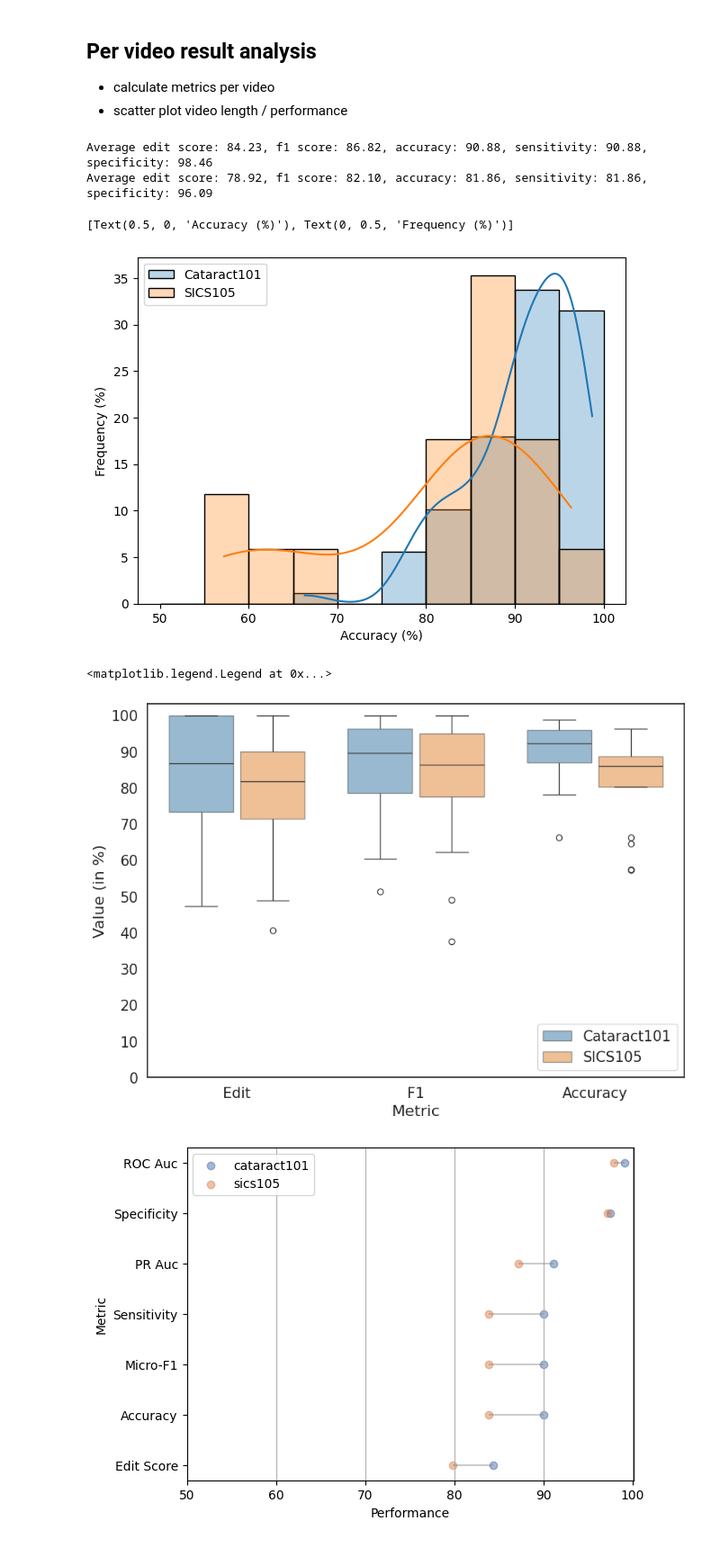
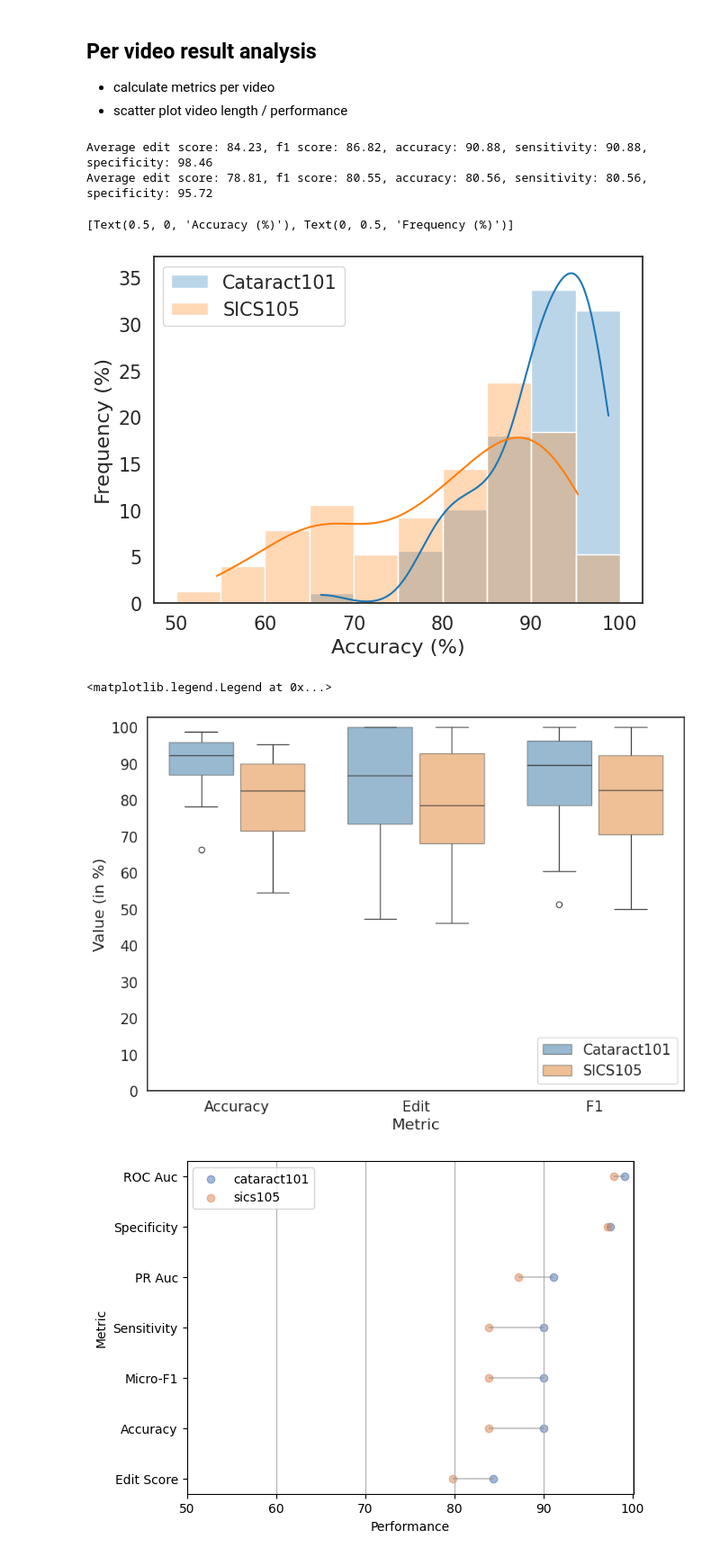
Before and after one commit to Bhuvan-21/MS-TCN2-med, a Jupyter notebook: notebooks/per_video_evaluation.ipynb, the cells around one changed output. Shown at 90% size. Drawn from its saved outputs; the diff is of its cells as text; code cells hidden in the pictures.

```diff
--- a/notebooks/per_video_evaluation.ipynb
+++ b/notebooks/per_video_evaluation.ipynb
@@ -25,6 +26,14 @@ from utils import load_action_map, f_score, edit_score, collaps_confusion_matrix
 - scatter plot video length / performance
 # %%
 # Experiment 2: Case by case analysis
+def prepare_folder_structure(results_dir):
+    if os.path.exists(join(results_dir, 'splits')):
+        shutil.rmtree(join(results_dir, 'splits'))
+    os.makedirs(join(results_dir, 'splits'))
+    for k in range(0, 7, 1):
+        shutil.copy_tree(join(results_dir, f'split_{k}'), join(results_dir, 'splits'))
+
+
 def remove_columns(probabilites, actions_dict, gt_content):
     idx_to_remove = []
     for action in actions_dict.keys():
@@ -96,15 +105,16 @@ results_path = "/home/simon/Code/MS-TCN2/results/cataract101_rgb/splits/"
 gt_path = "/home/simon/Code/MS-TCN2/data/cataract101_rgb/groundTruth/"
 scores, avg_scores = accumlate_resutlts(gt_path, results_path)
 
-results_path = "/home/simon/Code/MS-TCN2/results/sics88_c13_nobg/splits/"
-gt_path = "/home/simon/Code/MS-TCN2/data/sics105_c13_nobg/groundTruth/"
+results_path = "/home/simon/Code/MS-TCN2/results/sics105_c13_nobg2/splits/"
+gt_path = "/home/simon/Code/MS-TCN2/data/sics105_c13_nobg2/groundTruth/"
+# prepare_folder_structure("/home/simon/Code/MS-TCN2/results/sics105_c13_nobg2")
 scores_sics, avg_scores_sics = accumlate_resutlts(gt_path, results_path, fps=15)
 
 #results_path = r"C:\Users\smuel\Pictures\Results WESP\cataract101_rgb\results"
 #gt_dir = join(base_dir, 'groundTruth')
 # %% [output]
 Average edit score: 84.23, f1 score: 86.82, accuracy: 90.88, sensitivity: 90.88, specificity: 98.46
-Average edit score: 78.92, f1 score: 82.10, accuracy: 81.86, sensitivity: 81.86, specificity: 96.09
+Average edit score: 78.81, f1 score: 80.55, accuracy: 80.56, sensitivity: 80.56, specificity: 95.72
 # %%
 figure = plt.figure(figsize=(7, 5))
 params = {'alpha': 0.3, 'legend': True, 'kde': True, 'stat': "percent", 'discrete': False, 'element': "bars", 'bins': [50, 55, 60, 65, 70, 75, 80, 85, 90, 95, 100]} #"binwidth": 4
@@ -114,39 +124,40 @@ plot.legend(loc='upper left')
 plot.set(xlabel='Accuracy (%)', ylabel='Frequency (%)')
 # %% [output]
 [Text(0.5, 0, 'Accuracy (%)'), Text(0, 0.5, 'Frequency (%)')]
-[figure, old version]
+[figure, new version]
 # %%
 figure = plt.figure(figsize=(10, 7))
 data = {'Cataract101_acc': scores['accuracy'], 'Cataract101_f1': scores['f1'],
         'SICS105_acc': scores_sics['accuracy'], 'SICS105_f1': scores_sics['f1']}
 try:
         del scores['length']
         del scores_sics['length']
 except: pass
 
 scores['group'] = ['Cataract101'] * len(scores['accuracy'])
 scores_sics['group'] = ['SICS105'] * len(scores_sics['accuracy'])
 df = pd.DataFrame(scores)
 df2 = pd.DataFrame(scores_sics)
 
 new = pd.concat([df, df2], axis=0)
-new = pd.melt(new, id_vars=['group'], value_vars=['edit', 'f1', 'accuracy'])
+new = pd.melt(new, id_vars=['group'], value_vars=['accuracy', 'edit', 'f1'])
 new["variable"] = new["variable"].replace({"edit": "Edit", "f1": "F1", "accuracy": "Accuracy"})
 
 #sns.set(font_scale=1.2)
-sns.set_style("white")
+# sns.set_style("white")
 sns.set_context("notebook", font_scale=1.35)
 #plot = sns.violinplot(data=new, x="variable", y="value", palette=None, inner="box", alpha=0.5, hue='group', cut=0.5)
-plot = sns.boxplot(data=new, x="variable", y="value", palette="tab10", hue='group', gap=0.1, boxprops=dict(alpha=0.5))
+plot = sns.boxplot(data=new, x="variable", y="value", palette=None, hue='group', gap=0.1, boxprops=dict(alpha=0.5))
 #plot = sns.swarmplot(data=new, x="variable", y="value", palette=None, hue='group', alpha=0.5)
 plot.set_yticks(range(0, 101, 10))
 plot.set_xlabel('Metric')
 plot.set_ylabel('Value (in %)')
 #sns.violinplot(df2, palette=None, inner="box", alpha=0.5)
 plot.legend(loc='lower right')
+#plot.grid(axis='y')
 # %% [output]
 <matplotlib.legend.Legend at 0x...>
-[figure, old version]
+[figure, new version]
 # %%
 metrics = ["Accuracy", "Edit Score", "Micro-F1", "ROC Auc", "PR Auc", "Sensitivity", "Specificity"]
 values1 = [89.97, 84.33, 89.97, 99.10, 91.14, 89.97, 97.49]
```
Also changed, not shown: parts of 3 cells of this notebook, 5 other files.
